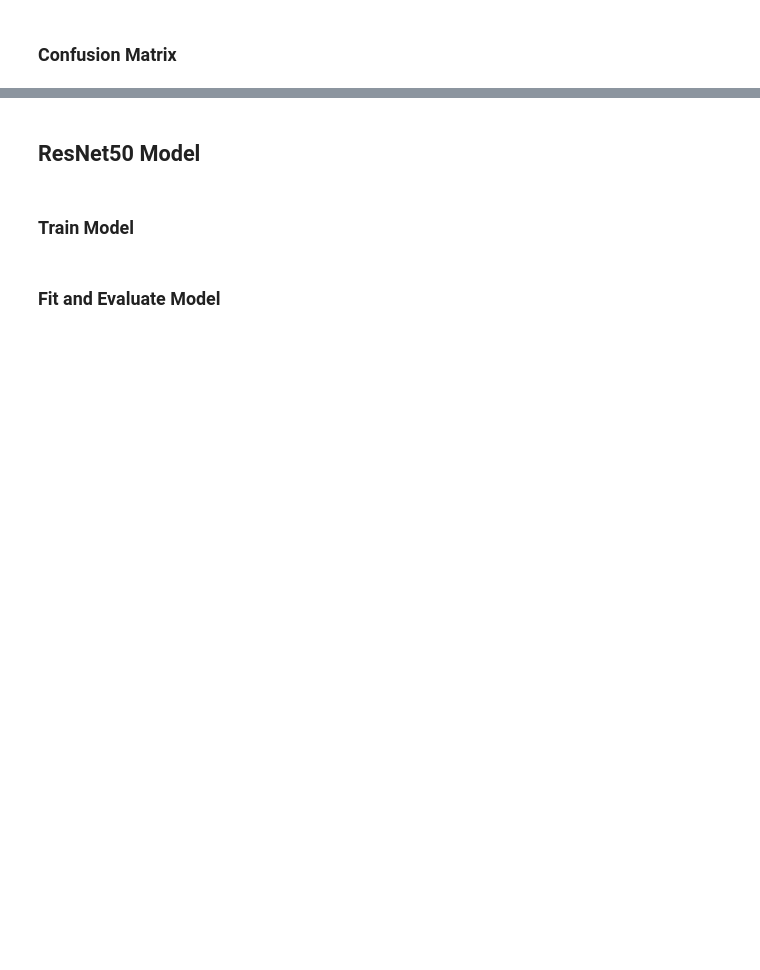
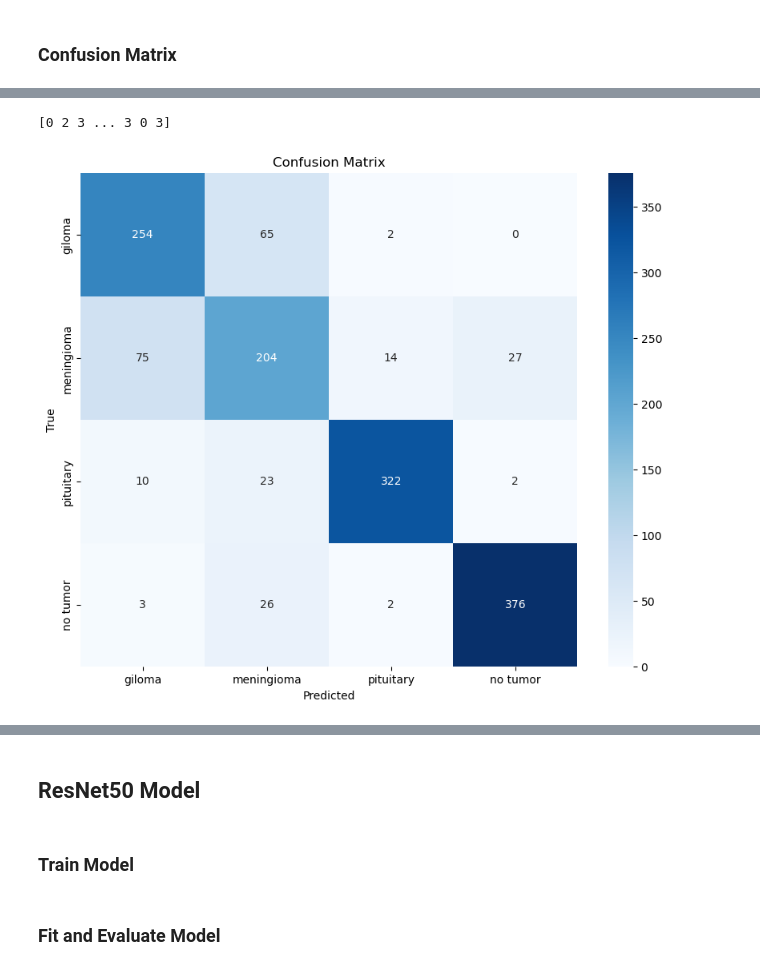
Before and after one commit to jackmorgan2001/tumor-detection-project, a Jupyter notebook: tumor_detection_code.ipynb, the cells around one changed output, grey strips where cells are left out. Drawn from its saved outputs; the diff is of its cells as text; code cells hidden in the pictures; blank space fills up the shorter version.

```diff
--- a/tumor_detection_code.ipynb
+++ b/tumor_detection_code.ipynb
@@ -518,4 +565,4 @@ model_seg = tf.keras.Sequential([
 model_seg.compile(optimizer='adam', loss='sparse_categorical_crossentropy', metrics=['accuracy'])
 
 # Model Training using Validation Data
-history_seg = model_seg.fit(X_train, y_train, batch_size=16, epochs=5, verbose=1, validation_data=(X_val, y_val))
+history_seg = model_seg.fit(X_train, y_train, batch_size=16, epochs=1, verbose=1, validation_data=(X_val, y_val))
@@ -544,17 +604,11 @@ test_predictions_classes_seg = np.argmax(test_predictions_seg, axis=1)
+# %%
+print(y_test)
+# %% [output]
+[0 2 3 ... 3 0 3]
 # %%
-# Generate the confusion matrix
-cm = confusion_matrix(y_test, test_predictions_classes_seg)
-
-# Define the labels of the tumor types
-tumor_types = ['giloma', 'meningioma', 'pituitary', 'no tumor']
-
-# Plot the confusion matrix
-plt.figure(figsize=(10, 8))
-sns.heatmap(cm, annot=True, fmt='g', cmap='Blues', xticklabels=tumor_types, yticklabels=tumor_types)
-plt.xlabel('Predicted')
-plt.ylabel('True')
-plt.title('Confusion Matrix')
-plt.show()
+confusion_mat(y_test, test_predictions_classes_seg, tumor_types)
+# %% [output]
+[figure, added]
 # %%
 report_seg = classification_report(y_test, test_predictions_classes_seg, target_names=tumor_types)
 print(report_seg)
```
Also changed, not shown: parts of 31 cells of this notebook.
